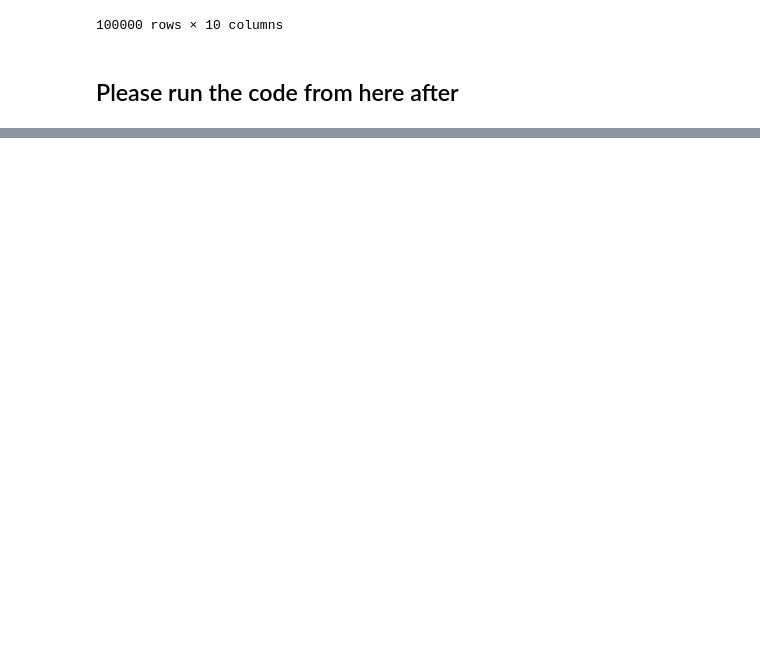
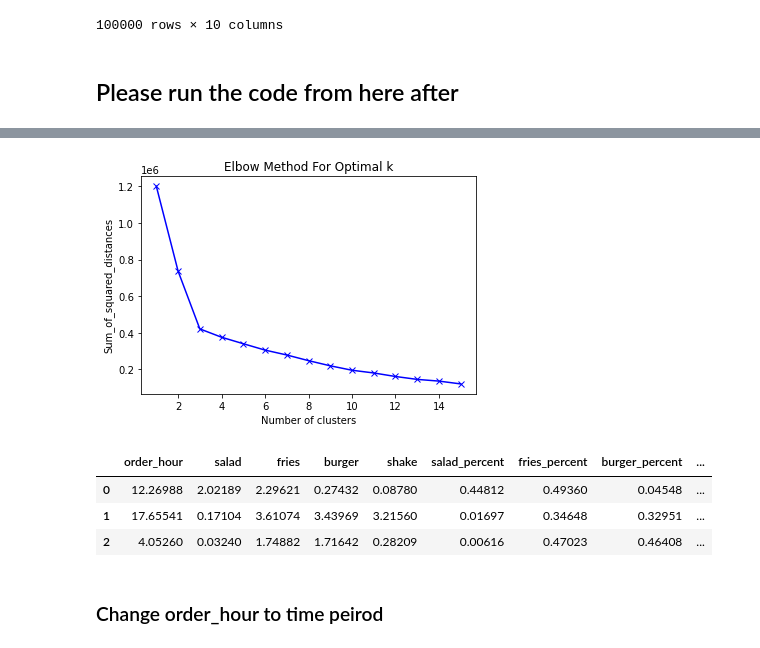
Before and after one commit to Dirodzz/Cust_Segmentation, a Jupyter notebook: Cust_Segment.ipynb, the cells around one changed output, grey strips where cells are left out. Saved outputs shown, nothing was run; the diff lists cells and outputs as text; code cells hidden in the pictures; blank space fills up the shorter version.

```diff
--- a/Cust_Segment.ipynb
+++ b/Cust_Segment.ipynb
@@ -265,0 +507,21 @@ Further thoughts:
+# %%
+# Define 3 location groups
+group_1 = [1,3,5,8]
+group_2 = [2,6]
+group_3 = [4,7,9]
+
+
+# Create empty columns
+for i in range(1,4):
+    df1['loc_group_{}'.format(i)] = 0
+
+
+for index,row in df1.iterrows():
+    loc = int(row['location'])
+
+    if loc in group_1:
+        df1.at[index, 'loc_group_1'] = 1
+    elif loc in group_2:
+        df1.at[index, 'loc_group_2'] = 1
+    else:
+        df1.at[index, 'loc_group_3'] = 1
@@ -265,0 +534,9 @@ Further thoughts:
+# %%
+var3 = list(df1.columns)
+
+var_del = ['ticket_id', 'location', 'order_timestamp', 'weekday_order', 'n_type', 'total_n_pur']
+
+for i in var_del:
+    var3.remove(i)
+
+var3
@@ -265,0 +556,16 @@ Further thoughts:
+# %%
+scaler = StandardScaler()
+
+scaler.fit(df1[var3])
+
+df_scaled = scaler.transform(df1[var3])
+# %%
+sse = SSE(df_scaled, 15)
+
+plt.plot(range(1 ,16), sse, 'bx-')
+plt.xlabel('Number of clusters')
+plt.ylabel('Sum_of_squared_distances')
+plt.title('Elbow Method For Optimal k')
+plt.show()
+# %% [output]
+[figure, added]
@@ -265,0 +577,9 @@ Further thoughts:
+# %%
+df_result3
+# %% [output]
+|  | order_hour | salad | fries | burger | shake | salad_percent | fries_percent | burger_percent | ... |
+| 0 | 12.26988 | 2.02189 | 2.29621 | 0.27432 | 0.08780 | 0.44812 | 0.49360 | 0.04548 | ... |
+| 1 | 17.65541 | 0.17104 | 3.61074 | 3.43969 | 3.21560 | 0.01697 | 0.34648 | 0.32951 | ... |
+| 2 | 4.05260 | 0.03240 | 1.74882 | 1.71642 | 0.28209 | 0.00616 | 0.47023 | 0.46408 | ... |
+# %% [markdown]
+### Change order_hour to time peirod
```
Also changed, not shown: parts of 35 cells of this notebook, 2 other files.
